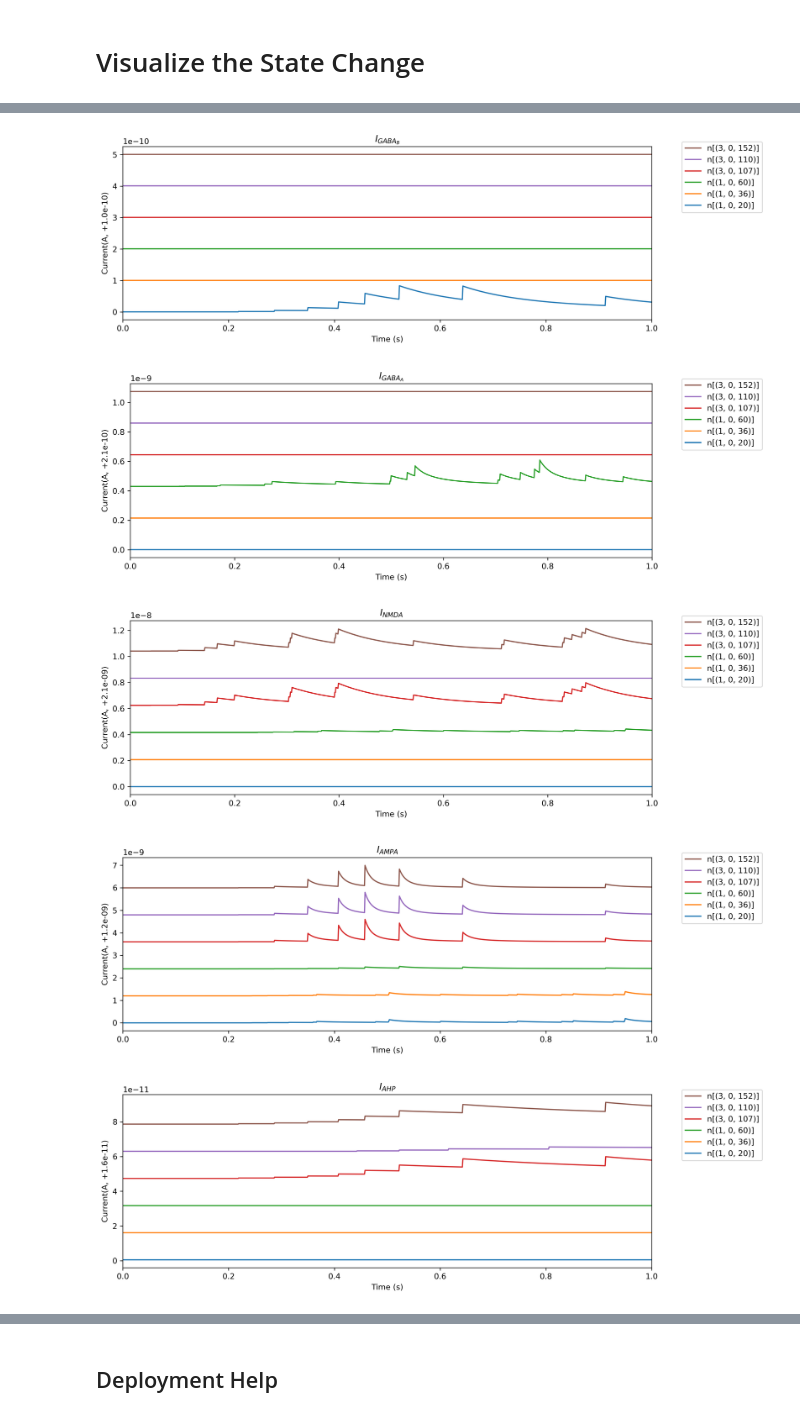
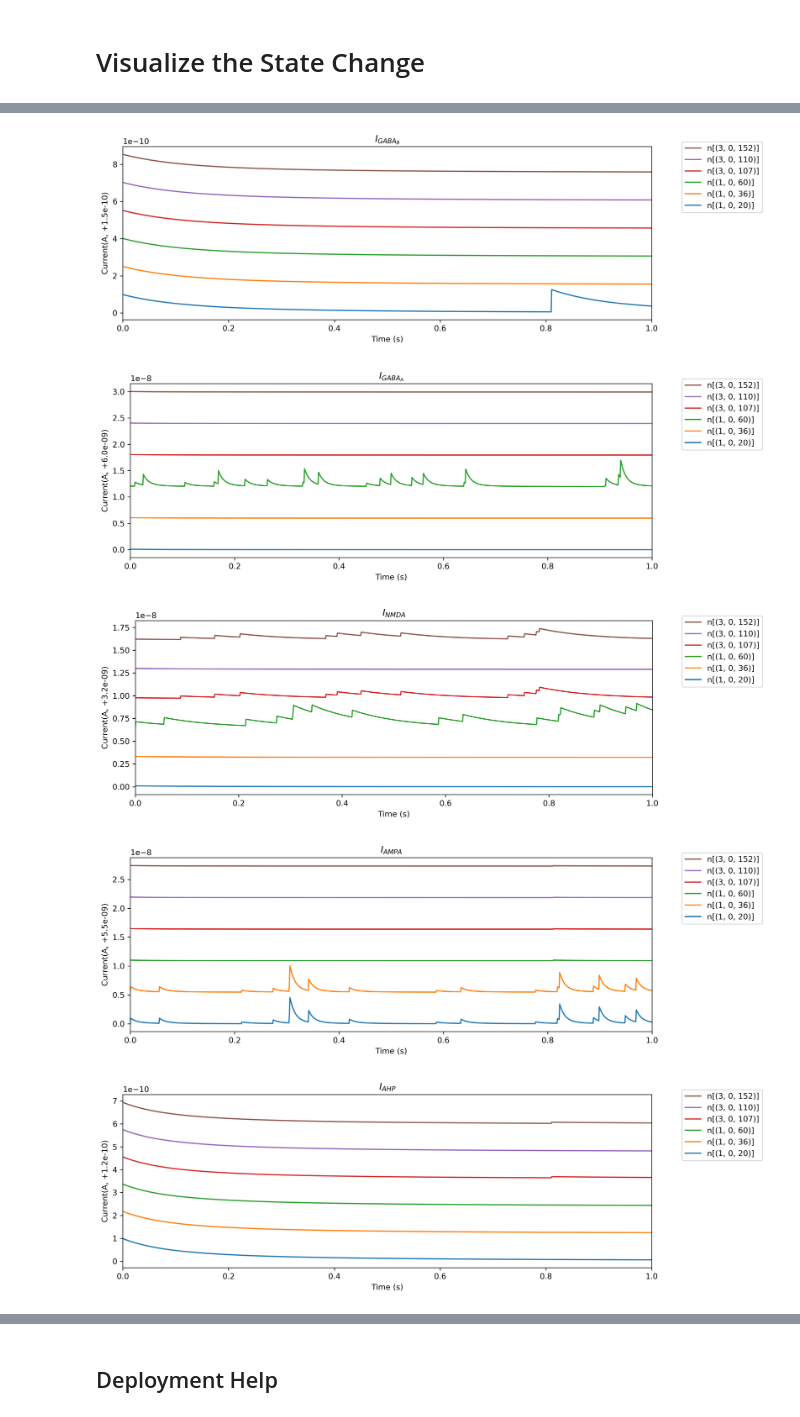
Before and after one commit to synsense/rockpool, a Jupyter notebook: docs/devices/DynapSE/device_simulation.ipynb, the cells around one changed output, grey strips where cells are left out. Saved outputs shown, nothing was run; the diff lists cells and outputs as text; code cells hidden in the pictures.

```diff
--- a/docs/devices/DynapSE/device_simulation.ipynb
+++ b/docs/devices/DynapSE/device_simulation.ipynb
@@ -356,0 +266,4 @@ modSE = modSE_ugurc
+# %%
+config = net_gen.make_dynapse1_configuration()
+modSE = DynapSE1Jax.simulator_from_config(config, sim_config = simconfig)
+modSE
@@ -357,3 +277,6 @@ modSE = modSE_ugurc
+# %%
+fpga = modSE._module.__getattribute__('0_DynapSEFPGA')
+se1 = modSE._module.__getattribute__('1_DynapSE1Jax')
 # %% [markdown]
 ## Input Spike Train
 
@@ -379,5 +302,5 @@ input_ts.plot();
 
 Run the model to get output spikes, new_state and the record dictionary. Output spikes is the response of the system, new_state is the resulting state that the network got into, and the record dictionary stores the evolution of the currents.
 # %%
-out_spikes, new_state, record_dict = modSE(input_ts.raster(dt = modSE.dt))
+out_spikes, new_state, record_dict = modSE(input_ts, record=True)
 # %%
@@ -542,4 +482,6 @@ modSE.biases
 Let's look at the membrane current change. The dashed lines stands for the spike-threshold current. That is, when membrane current hit the spike-threshold, it means that the module generated and event!
 # %% [markdown]
 # Visualize the State Change
+# %%
+rd = record_dict["1_DynapSE1Jax"]
 # %%
@@ -562,10 +504,10 @@ Figure.plot_spikes(out_spikes, name="Output Spikes", idx_map=modSE.idx_map_dict[
 # %%
-for c in modSE.syn_types:
+for c in se1.syn_types:
     plt.figure()
-    Figure.plot_Ix(record_dict[f"I{c.lower()}"], name=f"$I_{{{c}}}$", idx_map=modSE.idx_map_dict['w_rec']);
+    Figure.plot_Ix(rd[f"I{c.lower()}"], name=f"$I_{{{c}}}$", idx_map=se1.idx_map);
 # %% [output]
-[figure, old version]
+[figure, new version]
-[figure, old version]
+[figure, new version]
-[figure, old version]
+[figure, new version]
-[figure, old version]
+[figure, new version]
-[figure, old version]
+[figure, new version]
```
Also changed, not shown: parts of 62 cells of this notebook.
